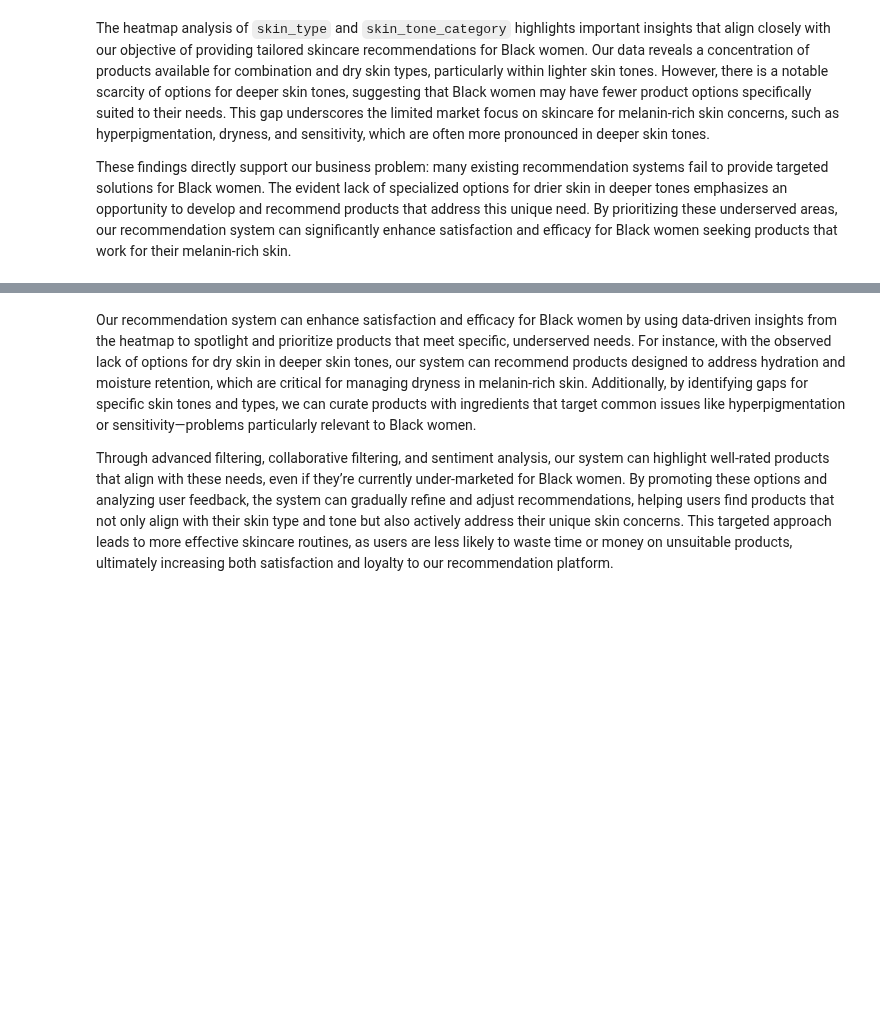
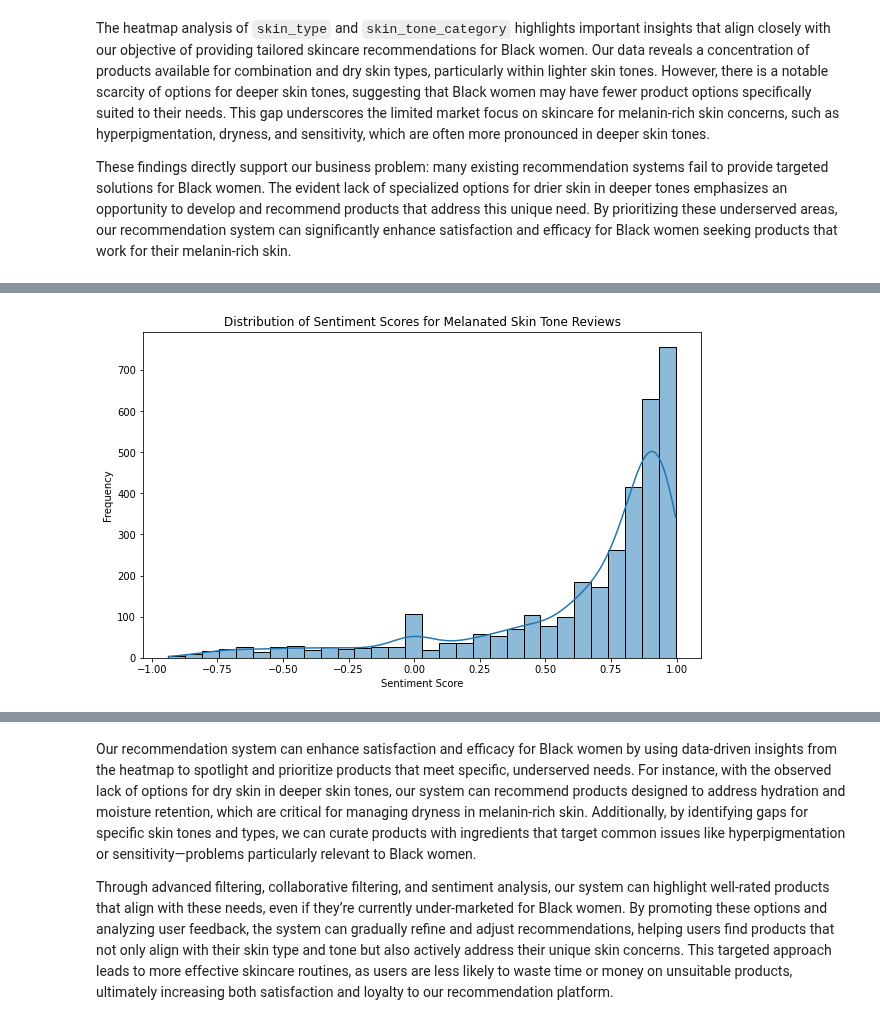
Before and after one commit to ECCHERUIYOT/AI-Powered-Recommendations-For-Melanin-Skin, a Jupyter notebook: index.ipynb, the cells around one changed output, grey strips where cells are left out. Saved outputs shown, nothing was run; the diff lists cells and outputs as text; code cells hidden in the pictures; blank space fills up the shorter version.

```diff
--- a/index.ipynb
+++ b/index.ipynb
@@ -577,0 +616,10 @@ plt.show()
+# %%
+# Plot sentiment score distribution
+plt.figure(figsize=(10, 6))
+sns.histplot(melanated_data['sentiment_score'], kde=True, bins=30)
+plt.title('Distribution of Sentiment Scores for Melanated Skin Tone Reviews')
+plt.xlabel('Sentiment Score')
+plt.ylabel('Frequency')
+plt.show()
+# %% [output]
+[figure, added]
```
Also changed, not shown: parts of 26 cells of this notebook.
